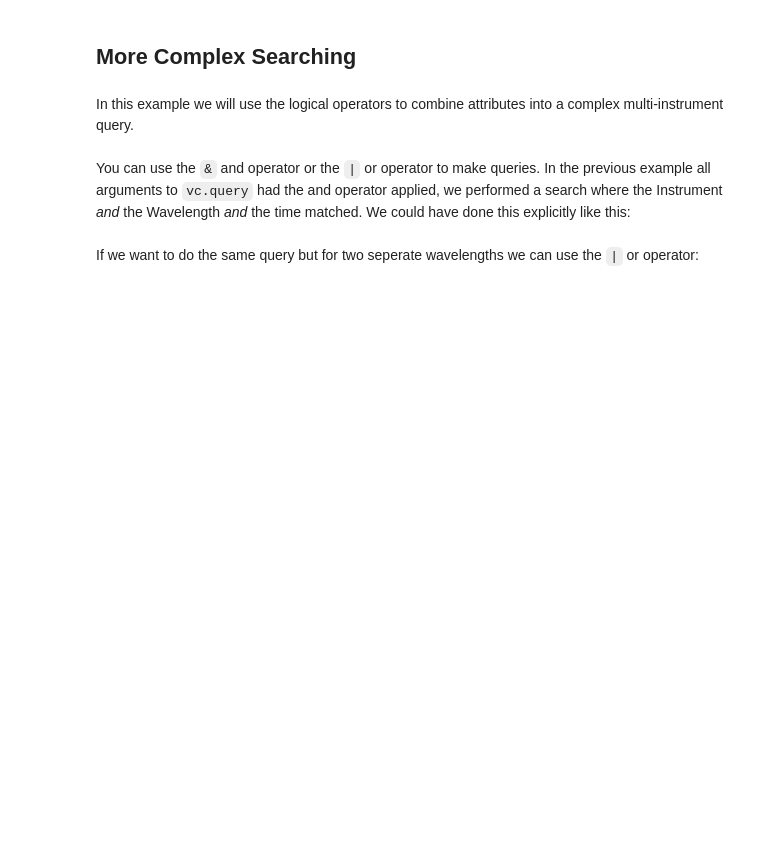
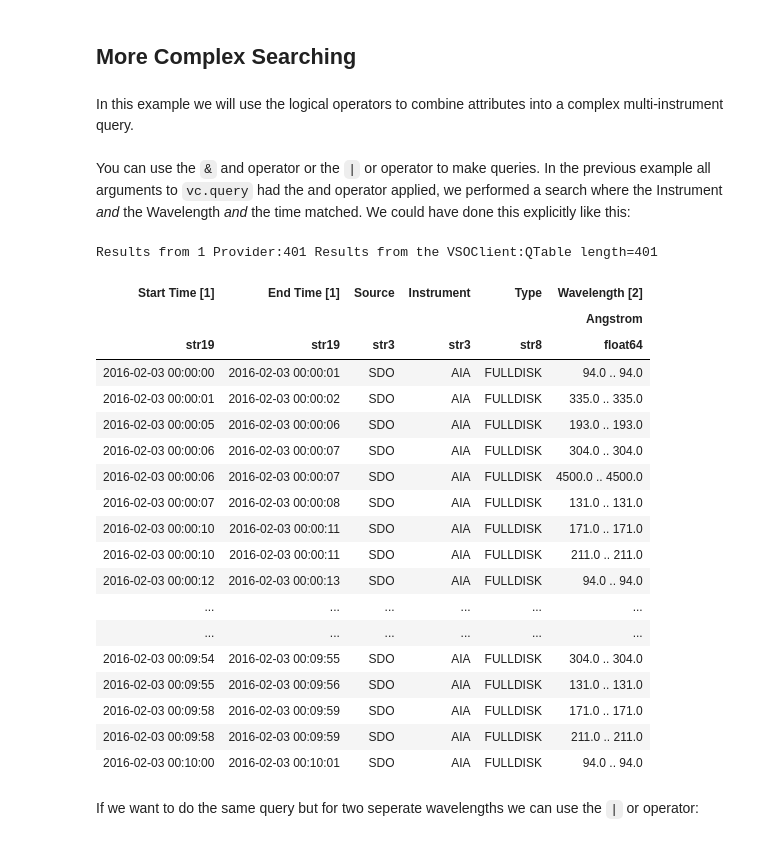
Before and after one commit to OpenAstronomy/crash_course, a Jupyter notebook: 03-SunPy2/01-VSO-Instructors.ipynb, the cells around one changed output. Cells and saved outputs as stored; diff of their text form; code cells hidden in the pictures; blank space fills up the shorter version.

```diff
--- a/03-SunPy2/01-VSO-Instructors.ipynb
+++ b/03-SunPy2/01-VSO-Instructors.ipynb
@@ -53,7 +106,28 @@ In this example we will use the logical operators to combine attributes into a c
 You can use the `&` and operator or the `|` or operator to make queries. In the previous example all arguments to `vc.query` had the and operator applied, we performed a search where the Instrument *and* the Wavelength *and* the time matched. We could have done this explicitly like this:
 # %%
 mysearch = a.Time("2016/02/03", "2016/02/03T00:10:00") & a.Instrument('AIA')
-vc.query(mysearch)
+Fido.search(mysearch)
+# %% [output]
+Results from 1 Provider:401 Results from the VSOClient:QTable length=401
+| Start Time [1] | End Time [1] | Source | Instrument | Type | Wavelength [2] |
+|  |  |  |  |  | Angstrom |
+| str19 | str19 | str3 | str3 | str8 | float64 |
+| 2016-02-03 00:00:00 | 2016-02-03 00:00:01 | SDO | AIA | FULLDISK | 94.0 .. 94.0 |
+| 2016-02-03 00:00:01 | 2016-02-03 00:00:02 | SDO | AIA | FULLDISK | 335.0 .. 335.0 |
+| 2016-02-03 00:00:05 | 2016-02-03 00:00:06 | SDO | AIA | FULLDISK | 193.0 .. 193.0 |
+| 2016-02-03 00:00:06 | 2016-02-03 00:00:07 | SDO | AIA | FULLDISK | 304.0 .. 304.0 |
+| 2016-02-03 00:00:06 | 2016-02-03 00:00:07 | SDO | AIA | FULLDISK | 4500.0 .. 4500.0 |
+| 2016-02-03 00:00:07 | 2016-02-03 00:00:08 | SDO | AIA | FULLDISK | 131.0 .. 131.0 |
+| 2016-02-03 00:00:10 | 2016-02-03 00:00:11 | SDO | AIA | FULLDISK | 171.0 .. 171.0 |
+| 2016-02-03 00:00:10 | 2016-02-03 00:00:11 | SDO | AIA | FULLDISK | 211.0 .. 211.0 |
+| 2016-02-03 00:00:12 | 2016-02-03 00:00:13 | SDO | AIA | FULLDISK | 94.0 .. 94.0 |
+| ... | ... | ... | ... | ... | ... |
+| ... | ... | ... | ... | ... | ... |
+| 2016-02-03 00:09:54 | 2016-02-03 00:09:55 | SDO | AIA | FULLDISK | 304.0 .. 304.0 |
+| 2016-02-03 00:09:55 | 2016-02-03 00:09:56 | SDO | AIA | FULLDISK | 131.0 .. 131.0 |
+| 2016-02-03 00:09:58 | 2016-02-03 00:09:59 | SDO | AIA | FULLDISK | 171.0 .. 171.0 |
+| 2016-02-03 00:09:58 | 2016-02-03 00:09:59 | SDO | AIA | FULLDISK | 211.0 .. 211.0 |
+| 2016-02-03 00:10:00 | 2016-02-03 00:10:01 | SDO | AIA | FULLDISK | 94.0 .. 94.0 |
 # %% [markdown]
 If we want to do the same query but for two seperate wavelengths we can use the `|` or operator:
 # %%
```
Also changed, not shown: parts of 18 cells of this notebook, 3 other files.
